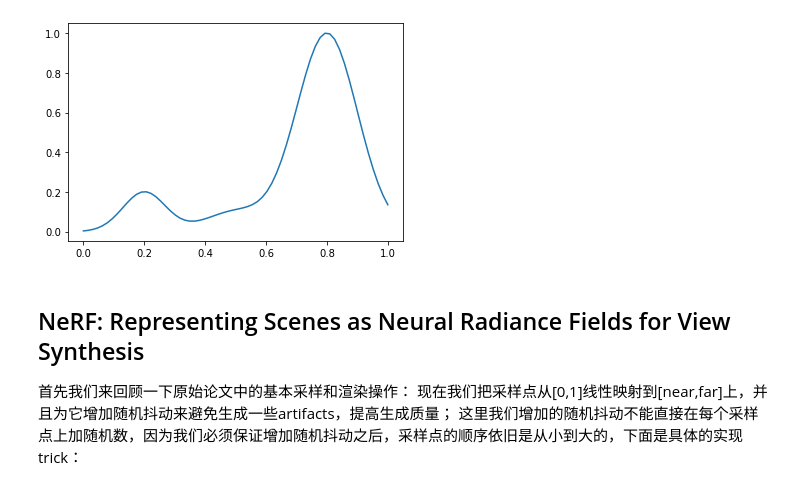
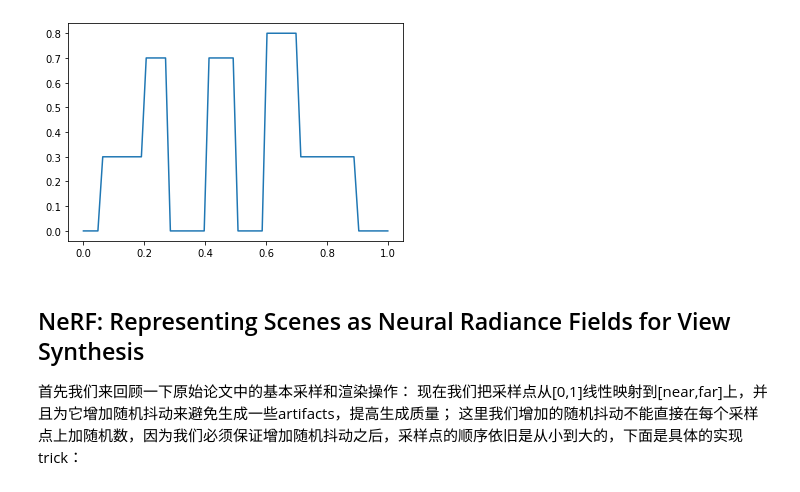
Before and after one commit to sayoriaaa/My-NeRF-Notes, a Jupyter notebook: Sampling (DVGO).ipynb, the cells around one changed output. Saved outputs shown, nothing was run; the diff lists cells and outputs as text; code cells hidden in the pictures.

```diff
--- a/Sampling (DVGO).ipynb
+++ b/Sampling (DVGO).ipynb
@@ -16,7 +16,7 @@ import matplotlib.pyplot as plt
 import torch
 N_samples = 256
 
-sigma_distr_type = 0
+sigma_distr_type = 4
 
 def sigma_distr(x):
     if sigma_distr_type == 0: #三个峰的分布函数，一个主峰
@@ -31,34 +31,55 @@ def sigma_distr(x):
 
         return y1 + y2 + y3
 
     elif sigma_distr_type ==1: #阶梯函数
         if x < 0.2:
             return 0.1
         if x < 0.7:
             return 1.
         else:
             return 0
     elif sigma_distr_type == 2: #三个峰的分布函数，两个主峰
         mu1, sigma1 = 0.2, 0.07
         mu2, sigma2 = 0.5, 0.1
         mu3, sigma3 = 0.8, 0.1
 
         # 三个高斯分布的概率密度函数
         y1 = 1.0 * (np.exp(-((x - mu1)**2) / (2 * sigma1**2)) / (sigma1 * np.sqrt(2*np.pi)))/(1/ (sigma1 * np.sqrt(2*np.pi)))
         y2 = 0.1 * (np.exp(-((x - mu2)**2) / (2 * sigma2**2)) / (sigma2 * np.sqrt(2*np.pi)))/(1/ (sigma2 * np.sqrt(2*np.pi)))
         y3 = 1.0 * (np.exp(-((x - mu3)**2) / (2 * sigma3**2)) / (sigma3 * np.sqrt(2*np.pi)))/(1/ (sigma3 * np.sqrt(2*np.pi)))
 
         return y1 + y2 + y3
 
+    elif sigma_distr_type == 4: #论文中的演示分布
+        if x<0.05:
+            return 0
+        elif x<0.2:
+            return 0.3
+        elif x<0.27:
+            return 0.7
+        elif x<0.4:
+            return 0
+        elif x<0.5:
+            return 0.7
+        elif x<0.6:
+            return 0
+        elif x<0.7:
+            return 0.8
+        elif x<0.9:
+            return 0.3
+        else:
+            return 0
+
+
 
 
 x = np.linspace(0, 1, 64)# 对射线进行均匀采样
 
 plt.plot(x, [sigma_distr(i) for i in x])
 plt.show()
 #print(x)
 # %% [output]
-[figure, old version]
+[figure, new version]
 # %% [markdown]
 ## NeRF: Representing Scenes as Neural Radiance Fields for View Synthesis
 首先我们来回顾一下原始论文中的基本采样和渲染操作：
```
Also changed, not shown: parts of 22 cells of this notebook, 2 other files.
